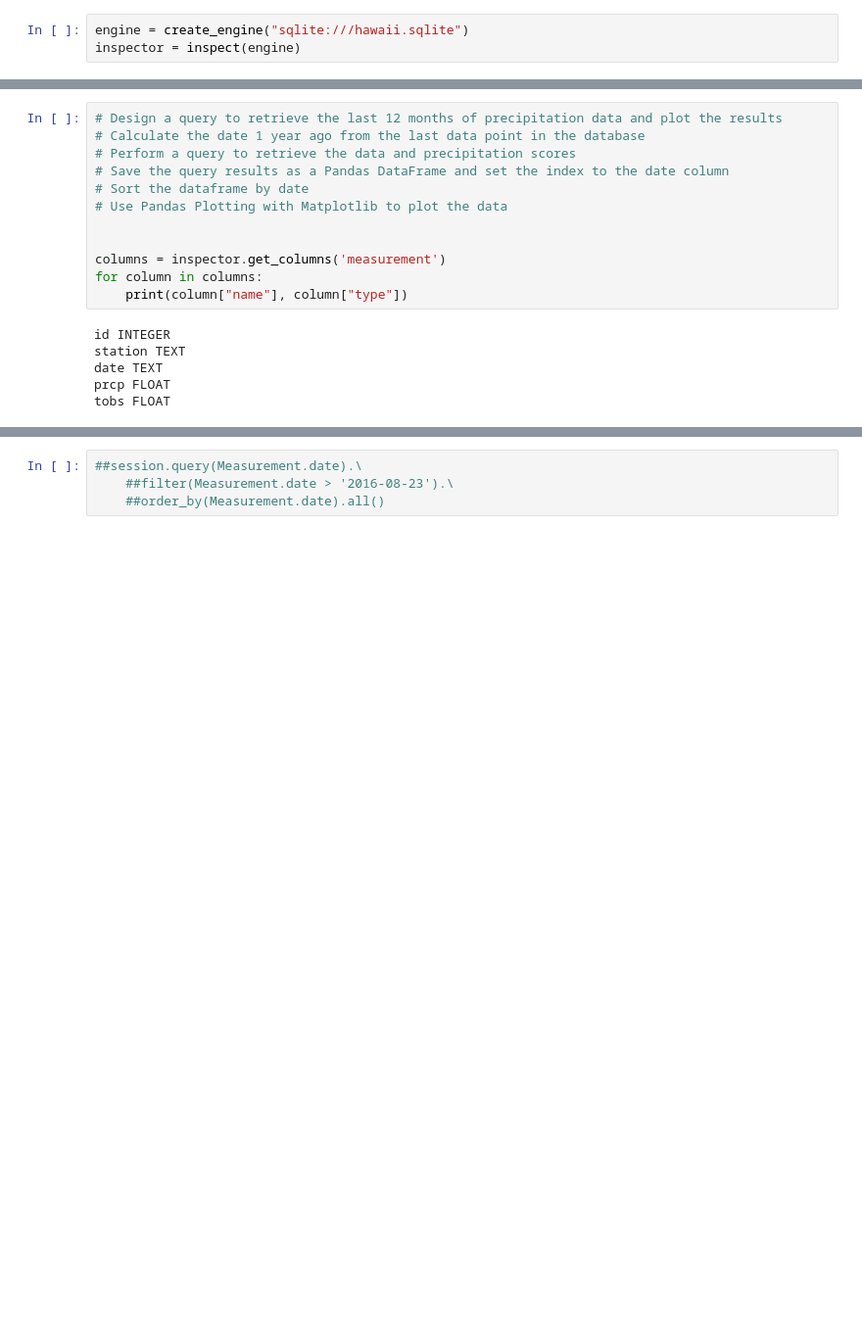
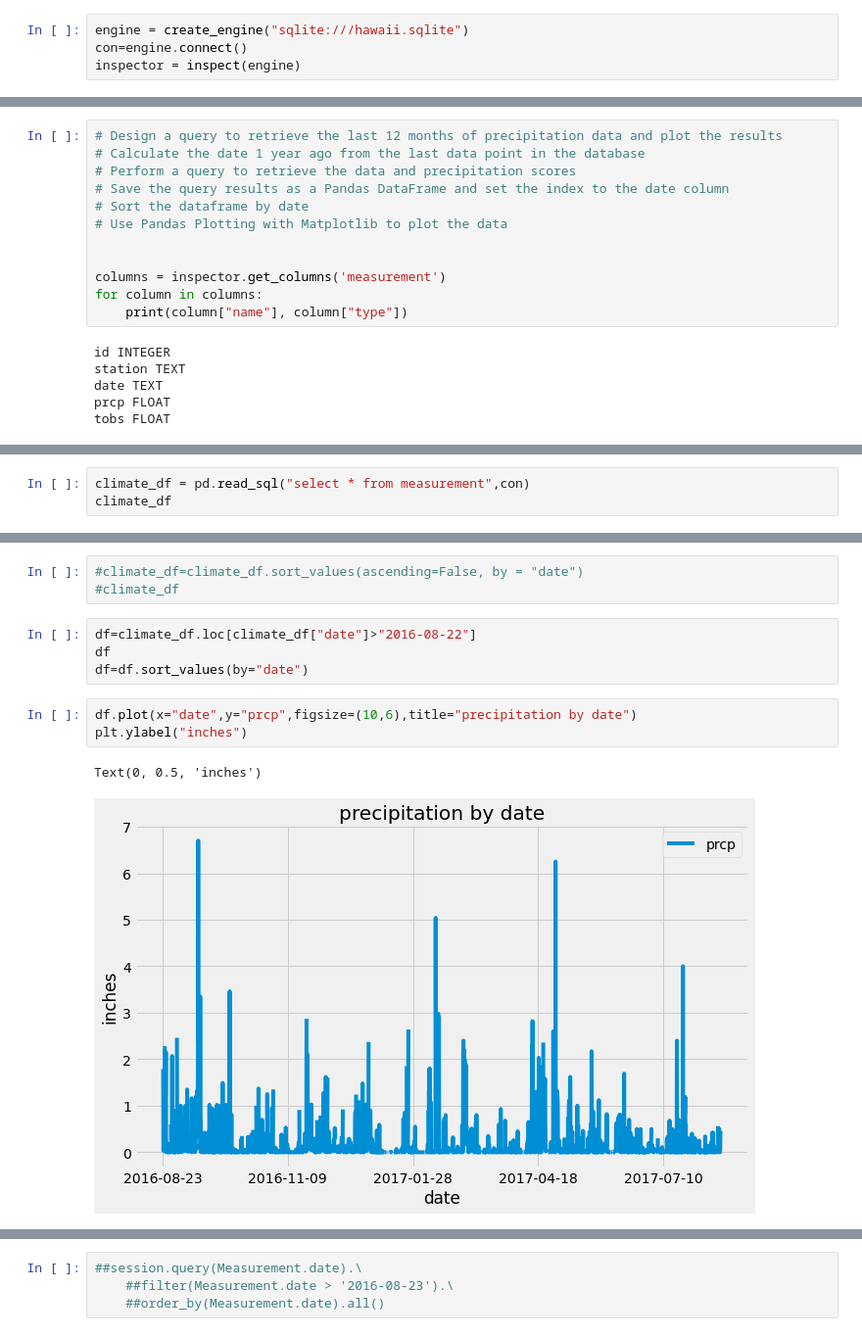
Before and after one commit to sabudou/sqlalchemy-challenge, a Jupyter notebook: climate_new.ipynb, the cells around one changed output, grey strips where cells are left out. Shown: that part at 98% size. Drawn from its saved outputs; the diff is of its cells as text; blank space fills up the shorter version.

```diff
--- a/climate_new.ipynb
+++ b/climate_new.ipynb
@@ -18,6 +18,7 @@ from sqlalchemy.orm import Session
 from sqlalchemy import create_engine, func, inspect
 # %%
 engine = create_engine("sqlite:///hawaii.sqlite")
+con=engine.connect()
 inspector = inspect(engine)
 # %%
 # reflect an existing database into a new model
@@ -86,0 +60,3 @@ prcp.head()
+# %%
+climate_df = pd.read_sql("select * from measurement",con)
+climate_df
@@ -86,0 +77,13 @@ prcp.head()
+# %%
+#climate_df=climate_df.sort_values(ascending=False, by = "date")
+#climate_df
+# %%
+df=climate_df.loc[climate_df["date"]>"2016-08-22"]
+df
+df=df.sort_values(by="date")
+# %%
+df.plot(x="date",y="prcp",figsize=(10,6),title="precipitation by date")
+plt.ylabel("inches")
+# %% [output]
+Text(0, 0.5, 'inches')
+[figure, added]
```
Also changed, not shown: parts of 7 cells of this notebook.
